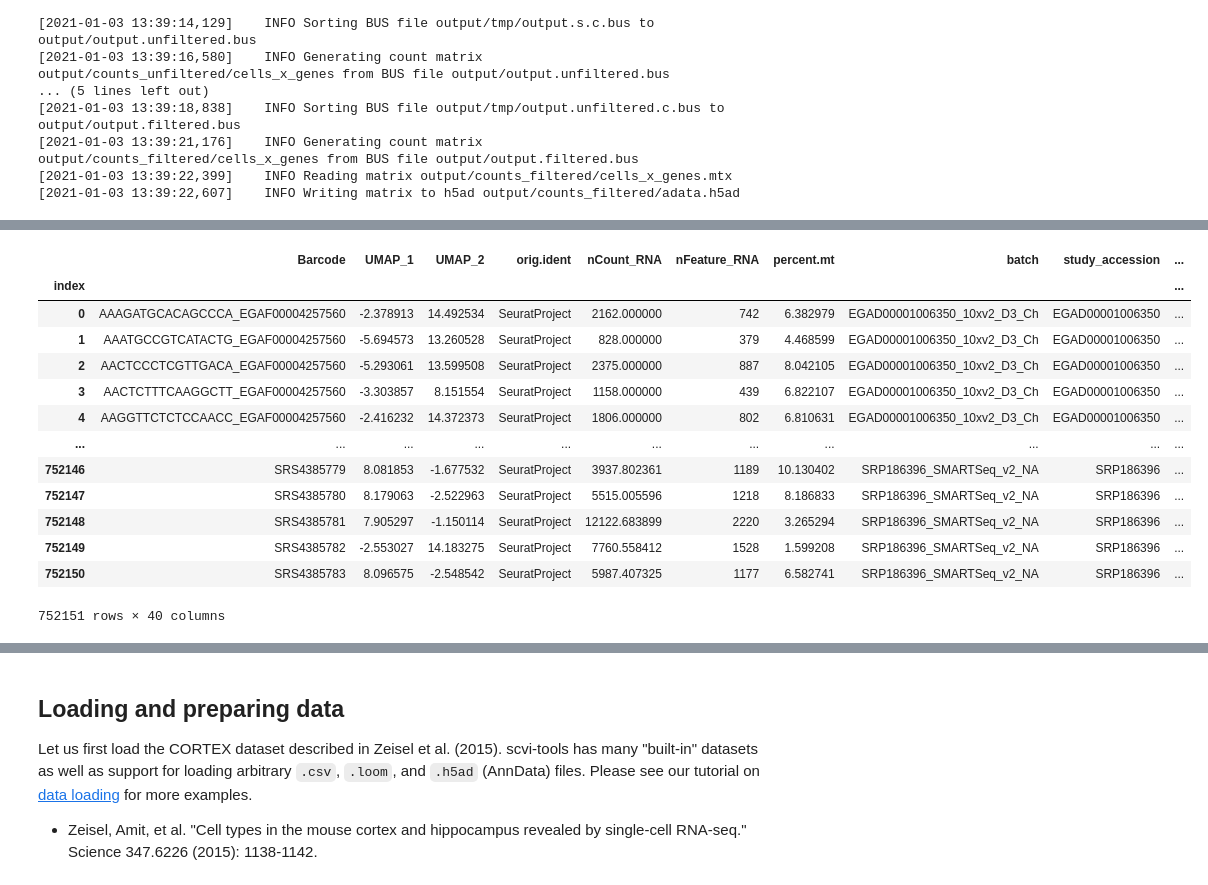
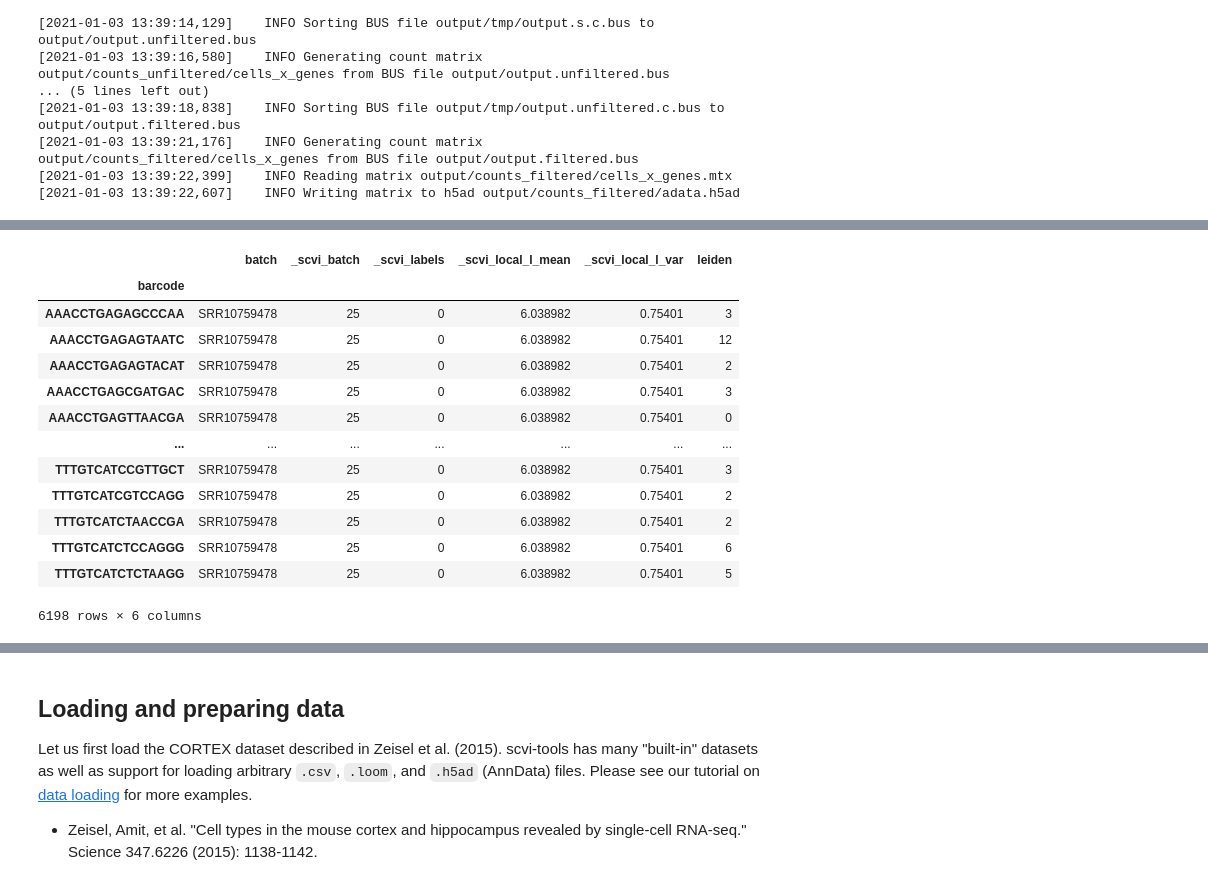
Before and after one commit to davemcg/scEiaD, a Jupyter notebook: colab/scVI_projection.ipynb, the cells around one changed output, grey strips where cells are left out. Saved outputs shown, nothing was run; the diff lists cells and outputs as text; code cells hidden in the pictures.

```diff
--- a/colab/scVI_projection.ipynb
+++ b/colab/scVI_projection.ipynb
@@ -128,0 +134,4 @@ adata_scEiaD
+# %%
+scVI_model_dir_path = 'scVIprojectionSO_scEiaD_model/n_features-5000__transform-counts__partition-universe__covariate-batch__method-scVIprojectionSO__dims-8'
+var_names = pd.read_csv(scVI_model_dir_path + '/var_names.csv', header = None)
+var_names[0]
@@ -128,0 +151,6 @@ adata_scEiaD
+# %%
+!wget -O query.h5ad https://hpc.nih.gov/~mcgaugheyd/scEiaD/colab/adata.h5ad
+import re
+adata_query = sc.read_h5ad('query.h5ad')
+adata_query.var_names = [re.sub('\.\d+','', x) for x in adata_query.var_names]
+adata_query.var['gene_name'] = [re.sub('\.\d+','', x) for x in adata_query.var_names]
@@ -128,0 +168,6 @@ adata_scEiaD
+# %%
+adata_query_HVG = adata_query[:,adata_query.var['gene_name'].isin(var_names[0])]
+adata_query_HVG = adata_query_HVG[:, var_names[0]]
+adata_query_HVG.obs['batch'] = 'SRR10759478'
+
+adata_scEiaD_HVG = adata_scEiaD[:, var_names[0]]
@@ -129,17 +243,17 @@ adata_scEiaD
 # %%
-adata_scEiaD.obs
+adata_query_HVG.obs
 # %% [output]
-|  | Barcode | UMAP_1 | UMAP_2 | orig.ident | nCount_RNA | nFeature_RNA | percent.mt | batch | study_accession | ... |
-| index |  |  |  |  |  |  |  |  |  | ... |
-| 0 | AAAGATGCACAGCCCA_EGAF00004257560 | -2.378913 | 14.492534 | SeuratProject | 2162.000000 | 742 | 6.382979 | EGAD00001006350_10xv2_D3_Ch | EGAD00001006350 | ... |
-| 1 | AAATGCCGTCATACTG_EGAF00004257560 | -5.694573 | 13.260528 | SeuratProject | 828.000000 | 379 | 4.468599 | EGAD00001006350_10xv2_D3_Ch | EGAD00001006350 | ... |
-| 2 | AACTCCCTCGTTGACA_EGAF00004257560 | -5.293061 | 13.599508 | SeuratProject | 2375.000000 | 887 | 8.042105 | EGAD00001006350_10xv2_D3_Ch | EGAD00001006350 | ... |
-| 3 | AACTCTTTCAAGGCTT_EGAF00004257560 | -3.303857 | 8.151554 | SeuratProject | 1158.000000 | 439 | 6.822107 | EGAD00001006350_10xv2_D3_Ch | EGAD00001006350 | ... |
-| 4 | AAGGTTCTCTCCAACC_EGAF00004257560 | -2.416232 | 14.372373 | SeuratProject | 1806.000000 | 802 | 6.810631 | EGAD00001006350_10xv2_D3_Ch | EGAD00001006350 | ... |
-| ... | ... | ... | ... | ... | ... | ... | ... | ... | ... | ... |
-| 752146 | SRS4385779 | 8.081853 | -1.677532 | SeuratProject | 3937.802361 | 1189 | 10.130402 | SRP186396_SMARTSeq_v2_NA | SRP186396 | ... |
-| 752147 | SRS4385780 | 8.179063 | -2.522963 | SeuratProject | 5515.005596 | 1218 | 8.186833 | SRP186396_SMARTSeq_v2_NA | SRP186396 | ... |
-| 752148 | SRS4385781 | 7.905297 | -1.150114 | SeuratProject | 12122.683899 | 2220 | 3.265294 | SRP186396_SMARTSeq_v2_NA | SRP186396 | ... |
-| 752149 | SRS4385782 | -2.553027 | 14.183275 | SeuratProject | 7760.558412 | 1528 | 1.599208 | SRP186396_SMARTSeq_v2_NA | SRP186396 | ... |
-| 752150 | SRS4385783 | 8.096575 | -2.548542 | SeuratProject | 5987.407325 | 1177 | 6.582741 | SRP186396_SMARTSeq_v2_NA | SRP186396 | ... |
+|  | batch | _scvi_batch | _scvi_labels | _scvi_local_l_mean | _scvi_local_l_var | leiden |
+| barcode |  |  |  |  |  |  |
+| AAACCTGAGAGCCCAA | SRR10759478 | 25 | 0 | 6.038982 | 0.75401 | 3 |
+| AAACCTGAGAGTAATC | SRR10759478 | 25 | 0 | 6.038982 | 0.75401 | 12 |
+| AAACCTGAGAGTACAT | SRR10759478 | 25 | 0 | 6.038982 | 0.75401 | 2 |
+| AAACCTGAGCGATGAC | SRR10759478 | 25 | 0 | 6.038982 | 0.75401 | 3 |
+| AAACCTGAGTTAACGA | SRR10759478 | 25 | 0 | 6.038982 | 0.75401 | 0 |
+| ... | ... | ... | ... | ... | ... | ... |
+| TTTGTCATCCGTTGCT | SRR10759478 | 25 | 0 | 6.038982 | 0.75401 | 3 |
+| TTTGTCATCGTCCAGG | SRR10759478 | 25 | 0 | 6.038982 | 0.75401 | 2 |
+| TTTGTCATCTAACCGA | SRR10759478 | 25 | 0 | 6.038982 | 0.75401 | 2 |
+| TTTGTCATCTCCAGGG | SRR10759478 | 25 | 0 | 6.038982 | 0.75401 | 6 |
+| TTTGTCATCTCTAAGG | SRR10759478 | 25 | 0 | 6.038982 | 0.75401 | 5 |
-752151 rows × 40 columns
+6198 rows × 6 columns
```
Also changed, not shown: parts of 22 cells of this notebook.
